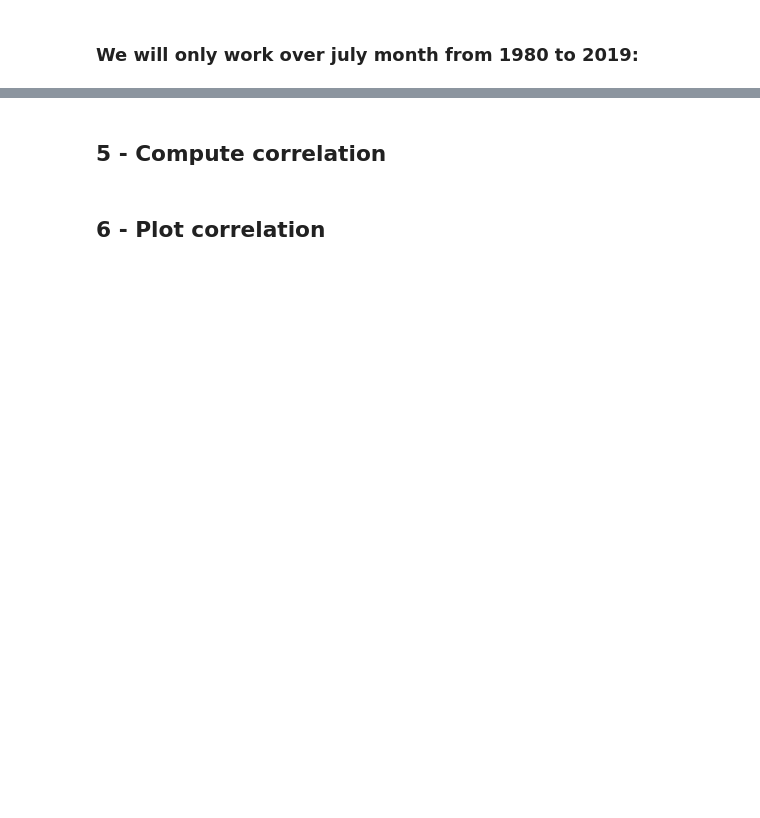
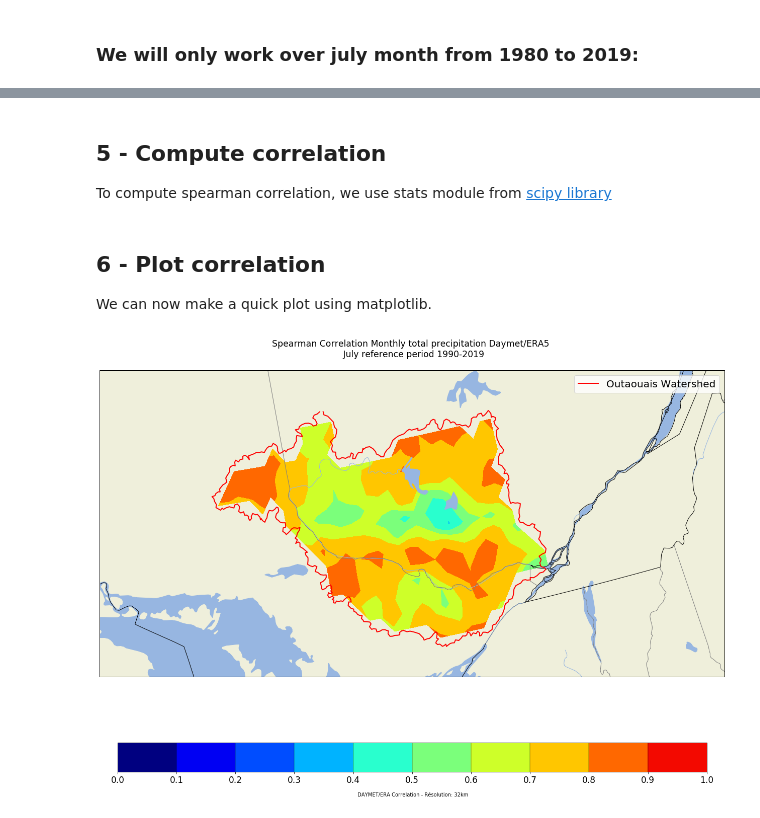
Before and after one commit to guimeto/Projet_Outaouais, a Jupyter notebook: Bassin_Versant_Outaouais.ipynb, the cells around one changed output, grey strips where cells are left out. Saved outputs shown, nothing was run; the diff lists cells and outputs as text; code cells hidden in the pictures; blank space fills up the shorter version.

Commit message:
add tutoriel Bassin_versant_Outaouais

```diff
--- a/Bassin_Versant_Outaouais.ipynb
+++ b/Bassin_Versant_Outaouais.ipynb
@@ -135,4 +153,5 @@ for year in range(yi,yf+1):
 # %%
+# this function will be use later to create a netcdf file using source attributs
 def create_file_from_source(src_file, trg_file):
     src = nc.Dataset(src_file)
     trg = nc.Dataset(trg_file, mode='w')
@@ -162,7 +181,7 @@ def create_file_from_source(src_file, trg_file):
     trg.close()
 
 #create 2d grid mask http://meteo.unican.es/work/xarray_seminar/xArray_seminar.html
-tomask = ['tasmin']
+tomask = ['prcp']
 
 m_f=xr.open_dataset('Outaouais_ERA5_Grid.nc')
 lat2d=m_f.variables['latitude'][:]
@@ -170,15 +189,13 @@ lon2d=m_f.variables['longitude'][:]
 mask = m_f['tp'].values
 
 for year in range(1990,2020):
-    for month in range(1,13):
+    for month in range(7,8):
 
-        infile = './Month_Indice/Daymet_v3_Monthly_Mean_Tasmin_'+str(year) +'{:02d}'.format(int(month))+'_OUTAOUAIS_ERA5grid.nc'
-        outfile = './Month_Indice/Daymet_v3_Monthly_Mean_Tasmin_'+str(year)+"{:02d}".format(month)+'_OUTAOUAIS_ERA5grid_BV.nc'
+        infile = './Month_Indice/Daymet_v3_Monthly_PrecTOT_'+str(year) +'{:02d}'.format(int(month))+'_OUTAOUAIS_ERA5grid.nc'
+        outfile = './Month_Indice/Daymet_v3_Monthly_PrecTOT_'+str(year)+"{:02d}".format(month)+'_OUTAOUAIS_ERA5grid_BV.nc'
 
         nc_Modc=xr.open_dataset(infile)
         nc_Modc.lon.values
         nc_Modf=Dataset(infile,'r')
-        data = nc_Modc['tasmin'].where(mask >= 0)
+        data = nc_Modc['prcp'].where(mask >= 0)
         create_file_from_source(infile, outfile)
-# %% [markdown]
-##  5 - Compute correlation
@@ -187,33 +202,36 @@ array_season
+# %% [markdown]
+##  5 - Compute correlation
+
+To compute spearman correlation, we use stats module from [scipy library](https://docs.scipy.org/doc/scipy-0.18.1/reference/generated/scipy.stats.mstats.spearmanr.html/)
 # %%
 from scipy import stats
 import numpy as np
 
-variable = 'tasmin'
+variable = 'Monthly_PrecTOT'
 yi = 1990
 yf = 2020
 out = './Month_Indice/'
-for month in ['01','02','03','04','05','06','07','08','09','10','11','12']:
+for month in ['07']:
     # load ERA5
-    path_era5 = 'J:/REANALYSES/ERA5/Month_Mean_PR_Outaouais/'
-    file = path_era5 + 'ERA5_Outaouais_Monthly_Mean_PR_CAN_'
+    path_era5 = 'J:/REANALYSES/ERA5/Month_PrecTOT_Outaouais/'
+    file = path_era5 + 'ERA5_Outaouais_Monthly_PrecTOT_CAN_'
     multi_file = [f'{file}{year}{month}_BV.nc' for year in range(yi,yf,1)]
     era5_all = xr.concat([xr.open_dataset(f) for f in multi_file], 'day')
 
-    # lecture de la serie daymet sur la grille era5
-    path_daymet = 'K:/PROJETS/PROJET_OUTAOUAIS/Daymet_Month_Indices/MOY/'
+    # load daymet
+    path_daymet = 'K:/PROJETS/PROJET_OUTAOUAIS/Month_Indice/'
 
     file = path_daymet + 'Daymet_v3_'+variable + '_'
-    multi_file = [f'{file}{year}_{month}_OUTAOUAIS_ERA5grid_BV.nc' for year in range(yi,yf,1)]
+    multi_file = [f'{file}{year}{month}_OUTAOUAIS_ERA5grid_BV.nc' for year in range(yi,yf,1)]
     daymet_all = xr.concat([xr.open_dataset(f) for f in multi_file], 'time')
 
-    #rhowT,pvalT=stats.spearmanr(daymet_all.Mean_tasmax.values, era5_all.t2m.values,axis=0) # Calcule les corrélations pour chaque point grille
-    # for Prectot
+    # Spearman correlation between two datasets for each grid point
     corr_spearman_ERA5 = np.zeros((era5_all['tp'].shape[1],era5_all['tp'].shape[2]),dtype=float)
     for ni in range(0,era5_all['tp'].shape[2]):   # loop over longitudes
         for nj in range(0, era5_all['tp'].shape[1]):  # loop over latitudes
 
              r, p = stats.spearmanr(era5_all.isel(latitude=[nj], longitude=[ni]).tp.values[:,0,0] ,
-                                   daymet_all.isel(lat=[nj], lon=[ni]).Mean_Prcp.values[:,0,0] )
+                                   daymet_all.isel(lat=[nj], lon=[ni]).prcp.values[:,0,0] )
              if p >= 0.1 :
                  corr_spearman_ERA5[nj,ni] = np.nan
              else:
@@ -227,6 +245,8 @@ for month in ['01','02','03','04','05','06','07','08','09','10','11','12']:
     data_set.to_netcdf(out + 'Daymet_v3_spearmann_Correlation_ERA5grid' + variable + '_'+str(yi)+'_'+str(yf)+'_'+month+'_OUTAOUAIS_python.nc')
 # %% [markdown]
 ##  6 - Plot correlation
+
+We can now make a quick plot using matplotlib.
 # %%
 from netCDF4 import Dataset
 import matplotlib.pylab as plt
@@ -240,7 +260,7 @@ import datetime
 
 ## Date à utiliser
 
-path_in='K:/PROJETS/PROJET_OUTAOUAIS/Daymet_Month_Indices/Correlations/'
+path_in='./Month_Indice/'
 file = 'Daymet_v3_spearmann_Correlation_ERA5gridMonthly_PrecTOT'
 yi = 1990
 yf = 2020
@@ -269,7 +289,7 @@ def plot_background(ax):
 
     return ax
 
-for month in ['01','02','03','04','05','06','07','08','09','10','11','12']:
+for month in ['07']:
 
     monthstr = datetime.date(1900, int(month), 1).strftime('%B')
     filename = path_in + file
@@ -287,39 +307,36 @@ for month in ['01','02','03','04','05','06','07','08','09','10','11','12']:
     plot_background(ax)
 
     ## Choisissons une colormap
-    cmap0 = mpl.cm.get_cmap('jet', 10)
+    cmap0 = mpl.cm.get_cmap('jet', 11)
     #cmap0.set_under('w') ## on met en blanc les valeurs inferieures au min de clev
     #cmap0.set_over('black')
     levels = np.arange(0,1.1,0.1)
     mm = ax.contourf(lon,\
                            lat,\
                            var,\
                            vmin=0.,\
                            vmax=1.1, \
                            transform=ccrs.PlateCarree(),\
                            cmap=cmap0,
                            levels=levels)
-    mtl_lon, mtl_lat = -73.5, 45.5
-
-    #var_contour = ax.contour(lon, lat, var, levels=levels, linewidths=1, colors='k',transform = ccrs.PlateCarree())
-    #plt.clabel(var_contour,  levels, inline=True, fmt='%1i', fontsize=10)
 
     # ajout du contour du basson versant
     colors = ['red']
-    maskBV = ['Bassin versant des Outaouais']
+    maskBV = ['Outaouais Watershed']
     ax.plot(BV_border.X,BV_border.Y, transform=ccrs.PlateCarree(), color=colors[0], linewidth=2, label=maskBV[0])
     plt.legend(loc="best", markerscale=2., fontsize=20)
-    # Define gridline locations and draw the lines using cartopy's built-in gridliner:
     xticks = np.arange(-150.0,-40.0,20)
     yticks =np.arange(10,80,10)
     fig.canvas.draw()
 
     cbar = plt.colorbar(mm, orientation='horizontal', shrink=0.75, drawedges='True', ticks=np.arange(0., 1.1, .1),extend='both')
     cbar.set_label(u'\n DAYMET/ERA Correlation - Résolution: 32km', size='medium') # Affichage de la légende de la barre de couleur
     cbar.ax.tick_params(labelsize=17)
 
     string_title=u'Spearman Correlation Monthly total precipitation Daymet/ERA5 \n ' + monthstr + ' reference period 1990-2019\n'
     plt.title(string_title, size='xx-large')
     plt.savefig(path_in + 'Spearman_DAYMET_ERA5_PrecTOT_1990-2019_'+str(month)+'_python.png', bbox_inches='tight', pad_inches=0.1)
     plt.show()
     plt.close()
+# %% [output]
+[figure, added]
```
Also changed, not shown: parts of 9 cells of this notebook, 1 other file.
